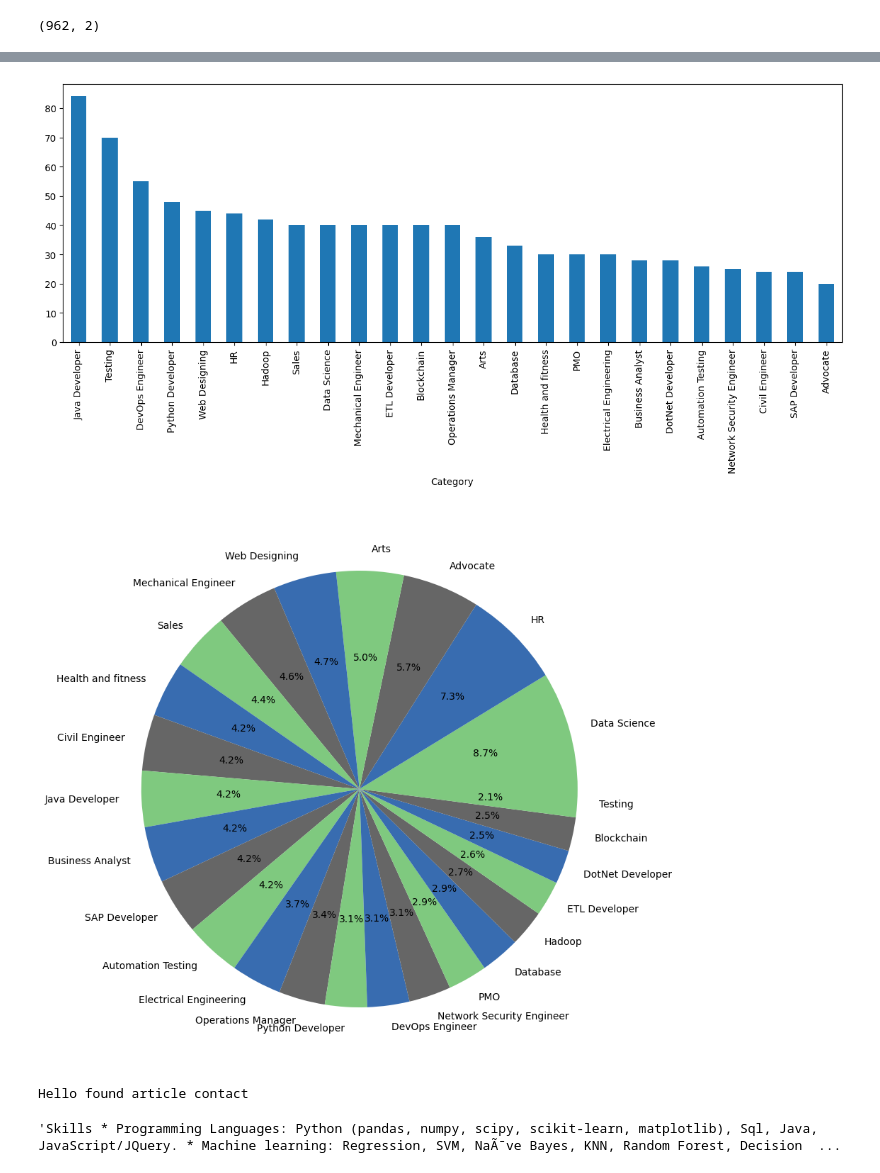
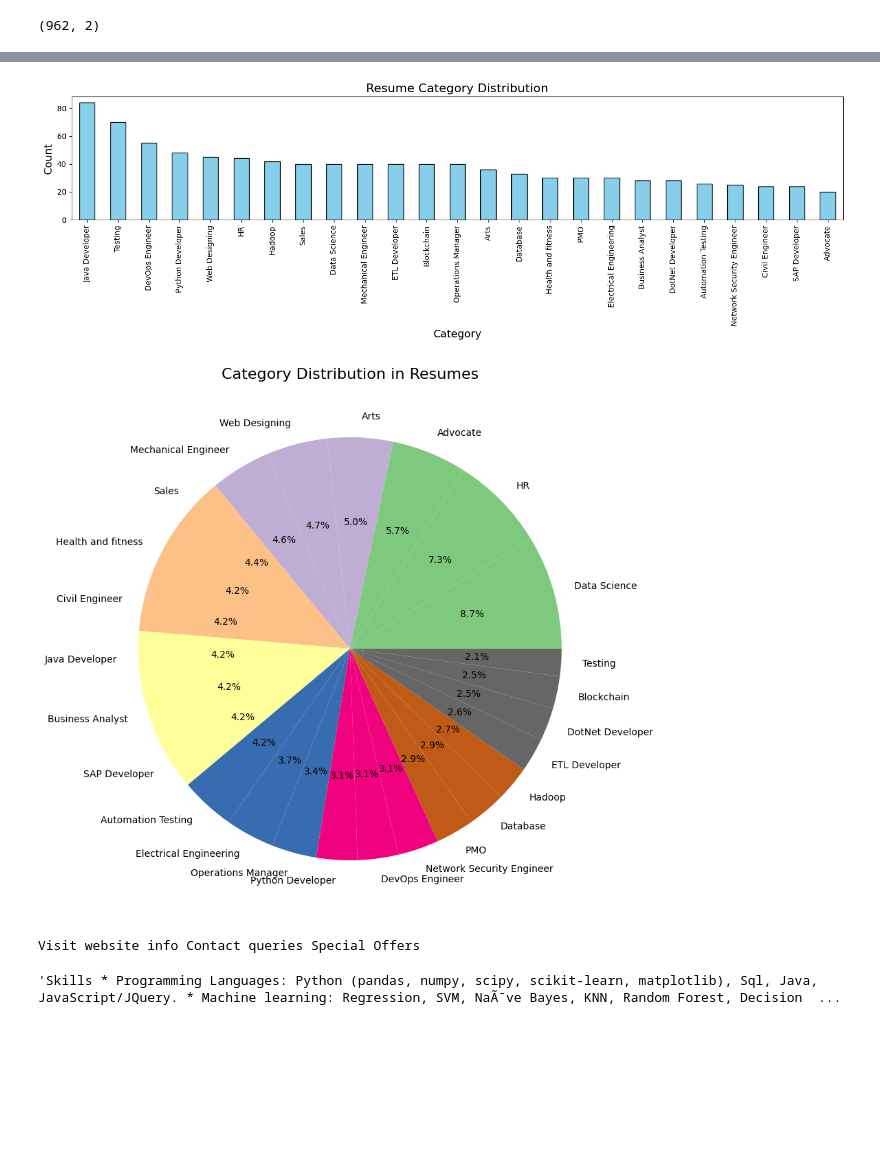
Before and after one commit to Ankush073/ResumeClassification, a Jupyter notebook: Resumeclf.ipynb, the cells around one changed output, grey strips where cells are left out. Drawn from its saved outputs; the diff is of its cells as text; code cells hidden in the pictures; blank space fills up the shorter version.

```diff
--- a/Resumeclf.ipynb
+++ b/Resumeclf.ipynb
@@ -48,23 +52,36 @@ Advocate                     20
 Name: count, dtype: int64
 # %%
 # Set the size of the plot
-plt.figure(figsize=(15,5))
+plt.figure(figsize=(15, 5))
 
 # Count the number of resumes in each category and plot a bar chart
-df["Category"].value_counts().plot(kind="bar")
+category_counts = df["Category"].value_counts()
+category_counts.plot(kind="bar", color='skyblue', edgecolor='black')
+
+# Customize plot labels and title
+plt.title("Resume Category Distribution", fontsize=16)
+plt.xlabel("Category", fontsize=14)
+plt.ylabel("Count", fontsize=14)
 
 # Display the plot
+plt.tight_layout()
 plt.show()
 # %% [output]
-[figure, old version]
+[figure, new version]
 # %%
+# Get the value counts and unique categories
 counts = df["Category"].value_counts()
 labels = df["Category"].unique()
-plt.figure(figsize=(15,10))
-plt.pie(counts, labels=labels, autopct="%1.1f%%", colors=plt.cm.Accent(np.linspace(0,1,3)))
+
+# Create a pie chart with customized settings
+plt.figure(figsize=(15, 10))
+plt.pie(counts, labels=labels, autopct="%1.1f%%", colors=plt.cm.Accent(np.linspace(0, 1, len(labels))))
+
+# Display the plot
+plt.title("Category Distribution in Resumes", fontsize=16)
 plt.show()
 # %% [output]
-[figure, old version]
+[figure, new version]
 # %%
 def clean(text):
     """
@@ -95,8 +110,8 @@ def clean(text):
 # %%
-string = "Hello, $ % # I found this # article at https://www.example.com! You can contact me at john@example.com."
+string = "Visit our website at http://www.testsite.com for more info! Contact support@website.com for queries. #Special #Offers"
 print(clean(string))
 # %% [output]
-Hello found article contact
+Visit website info Contact queries Special Offers
 # %%
 df["Resume"][0]
 # %% [output]
```
Also changed, not shown: parts of 6 cells of this notebook, 3 other files.
